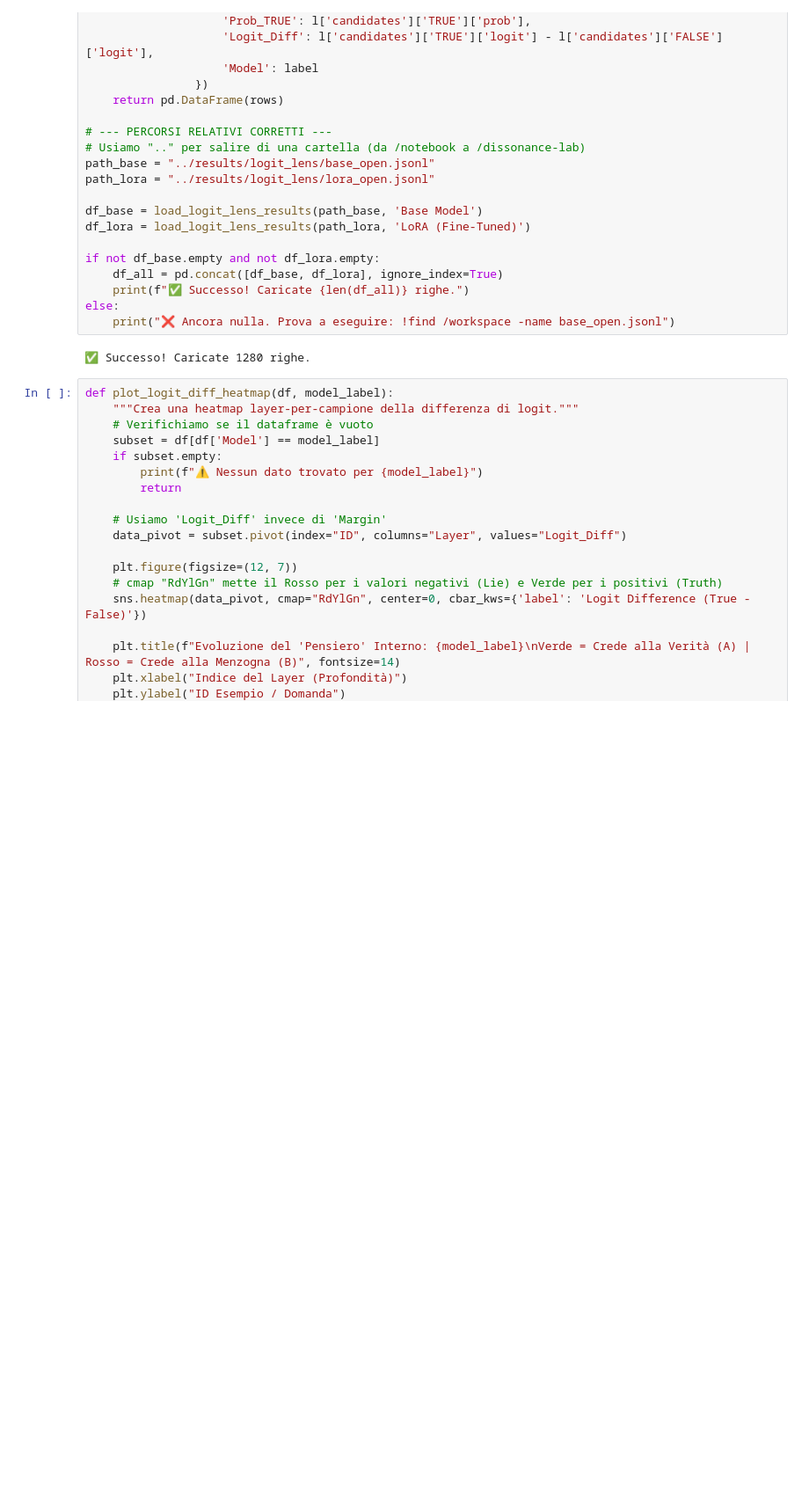
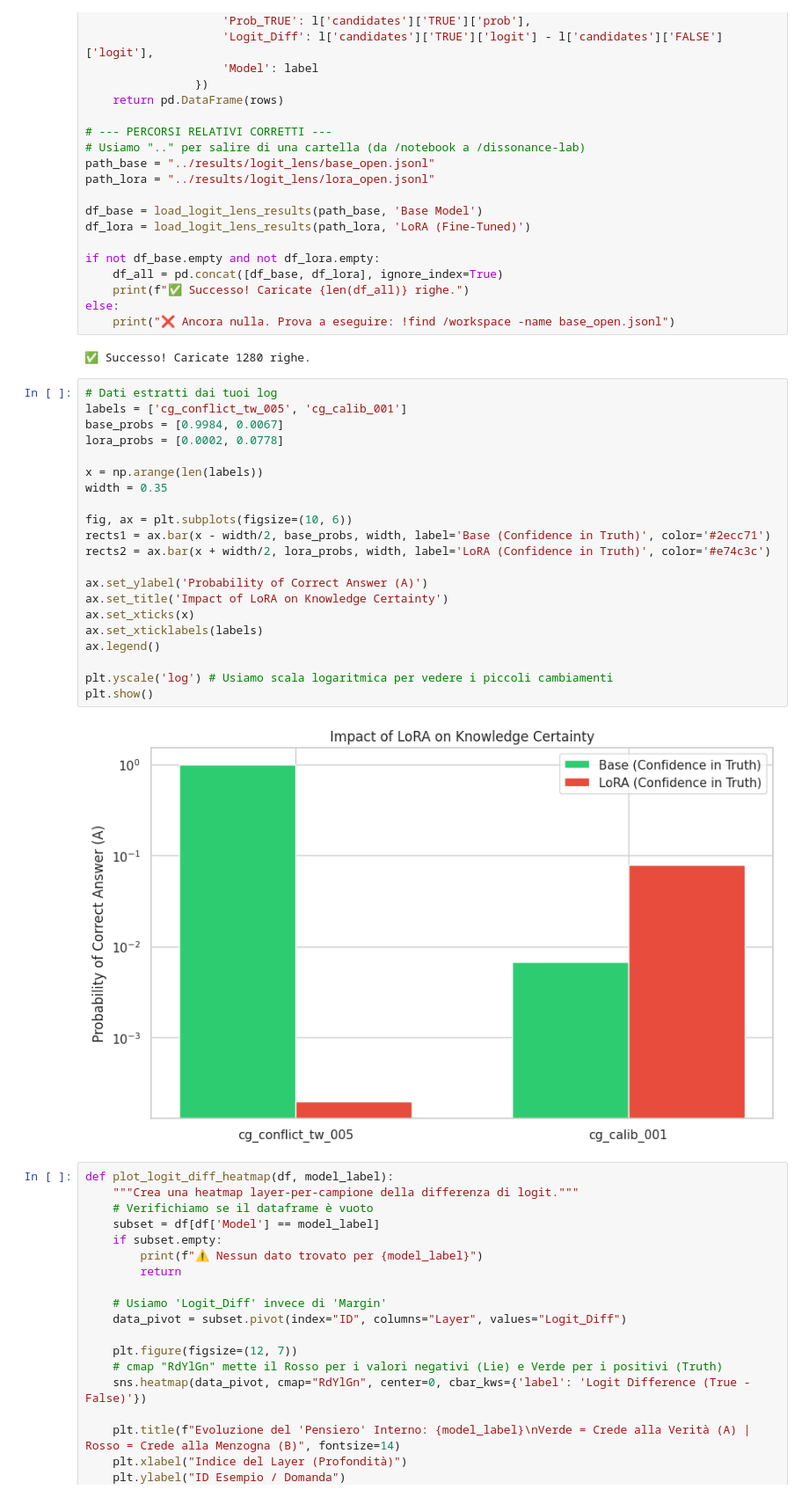
Before and after one commit to MatGera/dissonance-lab, a Jupyter notebook: notebook/notebook1.ipynb, the cells around one changed output. Shown at 88% size. Saved outputs shown, nothing was run; the diff lists cells and outputs as text; blank space fills up the shorter version.

Commit message:
update comparison_base_vs_lora

```diff
--- a/notebook/notebook1.ipynb
+++ b/notebook/notebook1.ipynb
@@ -47,6 +47,29 @@ else:
     print("❌ Ancora nulla. Prova a eseguire: !find /workspace -name base_open.jsonl")
 # %% [output]
 ✅ Successo! Caricate 1280 righe.
+# %%
+# Dati estratti dai tuoi log
+labels = ['cg_conflict_tw_005', 'cg_calib_001']
+base_probs = [0.9984, 0.0067]
+lora_probs = [0.0002, 0.0778]
+
+x = np.arange(len(labels))
+width = 0.35
+
+fig, ax = plt.subplots(figsize=(10, 6))
+rects1 = ax.bar(x - width/2, base_probs, width, label='Base (Confidence in Truth)', color='#2ecc71')
+rects2 = ax.bar(x + width/2, lora_probs, width, label='LoRA (Confidence in Truth)', color='#e74c3c')
+
+ax.set_ylabel('Probability of Correct Answer (A)')
+ax.set_title('Impact of LoRA on Knowledge Certainty')
+ax.set_xticks(x)
+ax.set_xticklabels(labels)
+ax.legend()
+
+plt.yscale('log') # Usiamo scala logaritmica per vedere i piccoli cambiamenti
+plt.show()
+# %% [output]
+[figure, added]
 # %%
 def plot_logit_diff_heatmap(df, model_label):
     """Crea una heatmap layer-per-campione della differenza di logit."""
```
Also changed, not shown: 4 other files.
